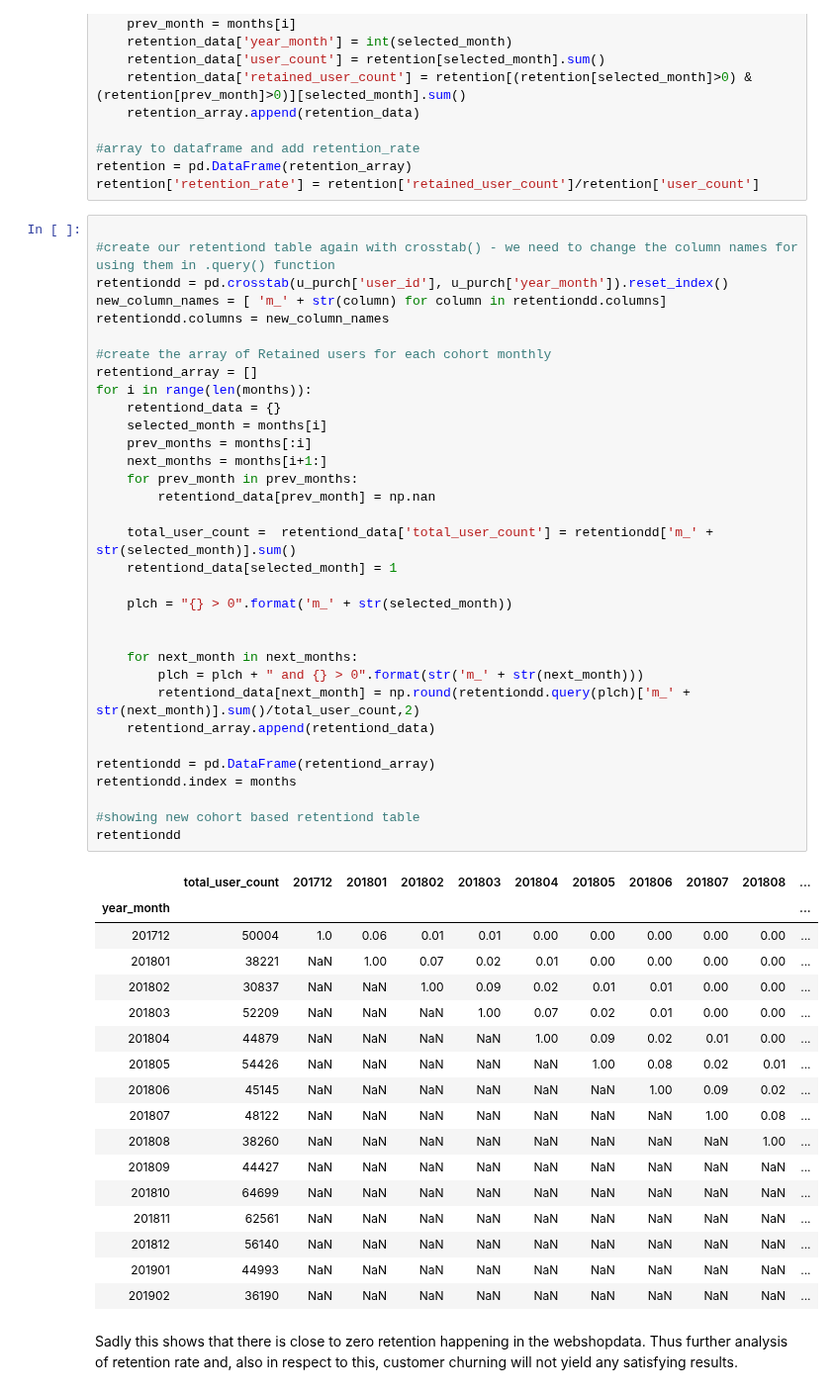
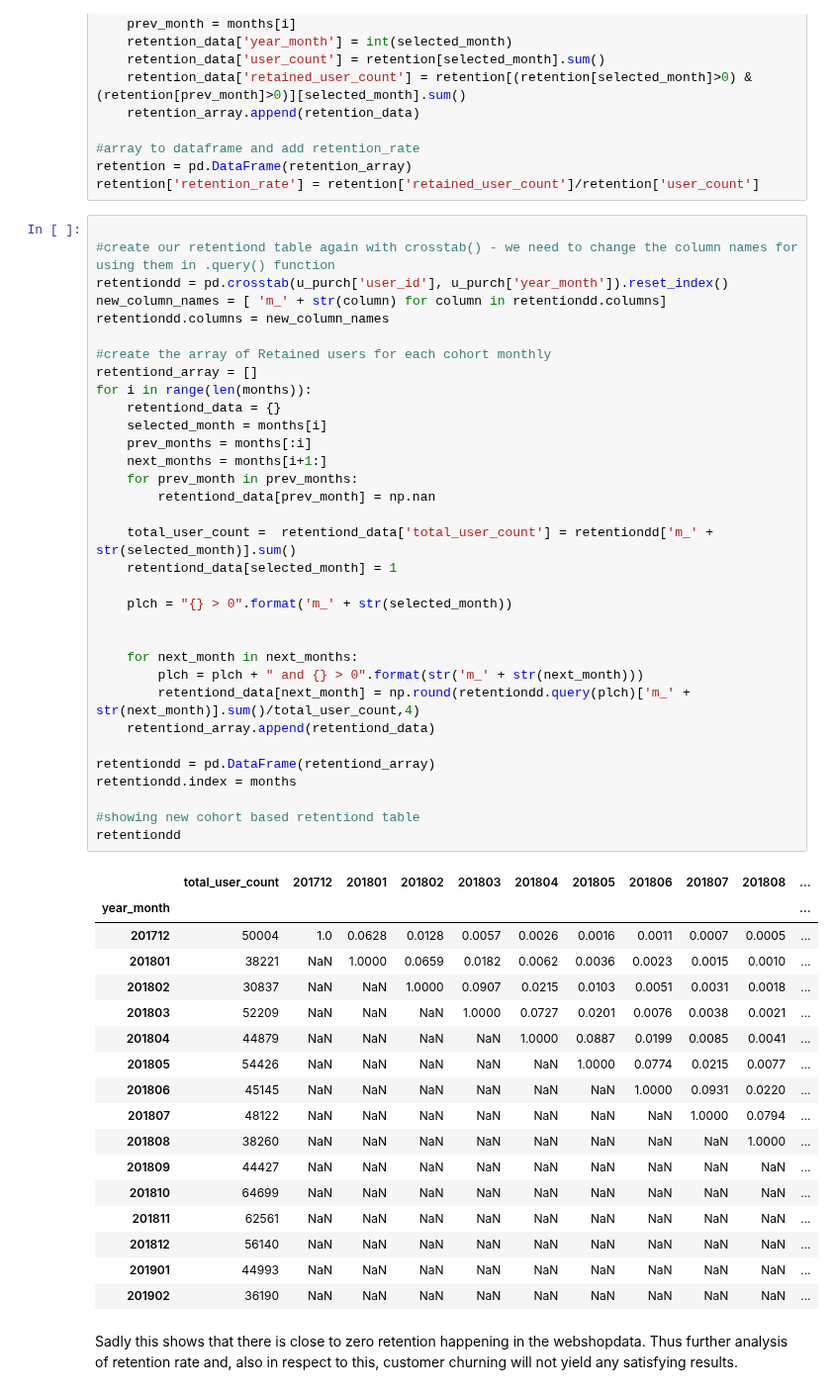
Before and after one commit to s-lau-42/Project_3_Online_Shop_Analysis, a Jupyter notebook: Part_2_Specialized_Dataframes.ipynb, the cells around one changed output. Shown at 99% size. Cells and saved outputs as stored; diff of their text form.

```diff
--- a/Part_2_Specialized_Dataframes.ipynb
+++ b/Part_2_Specialized_Dataframes.ipynb
@@ -190,43 +190,43 @@ new_column_names = [ 'm_' + str(column) for column in retentiondd.columns]
 retentiondd.columns = new_column_names
 
 #create the array of Retained users for each cohort monthly
 retentiond_array = []
 for i in range(len(months)):
     retentiond_data = {}
     selected_month = months[i]
     prev_months = months[:i]
     next_months = months[i+1:]
     for prev_month in prev_months:
         retentiond_data[prev_month] = np.nan
 
     total_user_count =  retentiond_data['total_user_count'] = retentiondd['m_' + str(selected_month)].sum()
     retentiond_data[selected_month] = 1
 
     plch = "{} > 0".format('m_' + str(selected_month))
 
 
     for next_month in next_months:
         plch = plch + " and {} > 0".format(str('m_' + str(next_month)))
-        retentiond_data[next_month] = np.round(retentiondd.query(plch)['m_' + str(next_month)].sum()/total_user_count,2)
+        retentiond_data[next_month] = np.round(retentiondd.query(plch)['m_' + str(next_month)].sum()/total_user_count,4)
     retentiond_array.append(retentiond_data)
 
 retentiondd = pd.DataFrame(retentiond_array)
 retentiondd.index = months
 
 #showing new cohort based retentiond table
 retentiondd
 # %% [output]
 |  | total_user_count | 201712 | 201801 | 201802 | 201803 | 201804 | 201805 | 201806 | 201807 | 201808 | ... |
 | year_month |  |  |  |  |  |  |  |  |  |  | ... |
-| 201712 | 50004 | 1.0 | 0.06 | 0.01 | 0.01 | 0.00 | 0.00 | 0.00 | 0.00 | 0.00 | ... |
-| 201801 | 38221 | NaN | 1.00 | 0.07 | 0.02 | 0.01 | 0.00 | 0.00 | 0.00 | 0.00 | ... |
-| 201802 | 30837 | NaN | NaN | 1.00 | 0.09 | 0.02 | 0.01 | 0.01 | 0.00 | 0.00 | ... |
-| 201803 | 52209 | NaN | NaN | NaN | 1.00 | 0.07 | 0.02 | 0.01 | 0.00 | 0.00 | ... |
-| 201804 | 44879 | NaN | NaN | NaN | NaN | 1.00 | 0.09 | 0.02 | 0.01 | 0.00 | ... |
-| 201805 | 54426 | NaN | NaN | NaN | NaN | NaN | 1.00 | 0.08 | 0.02 | 0.01 | ... |
-| 201806 | 45145 | NaN | NaN | NaN | NaN | NaN | NaN | 1.00 | 0.09 | 0.02 | ... |
-| 201807 | 48122 | NaN | NaN | NaN | NaN | NaN | NaN | NaN | 1.00 | 0.08 | ... |
-| 201808 | 38260 | NaN | NaN | NaN | NaN | NaN | NaN | NaN | NaN | 1.00 | ... |
+| 201712 | 50004 | 1.0 | 0.0628 | 0.0128 | 0.0057 | 0.0026 | 0.0016 | 0.0011 | 0.0007 | 0.0005 | ... |
+| 201801 | 38221 | NaN | 1.0000 | 0.0659 | 0.0182 | 0.0062 | 0.0036 | 0.0023 | 0.0015 | 0.0010 | ... |
+| 201802 | 30837 | NaN | NaN | 1.0000 | 0.0907 | 0.0215 | 0.0103 | 0.0051 | 0.0031 | 0.0018 | ... |
+| 201803 | 52209 | NaN | NaN | NaN | 1.0000 | 0.0727 | 0.0201 | 0.0076 | 0.0038 | 0.0021 | ... |
+| 201804 | 44879 | NaN | NaN | NaN | NaN | 1.0000 | 0.0887 | 0.0199 | 0.0085 | 0.0041 | ... |
+| 201805 | 54426 | NaN | NaN | NaN | NaN | NaN | 1.0000 | 0.0774 | 0.0215 | 0.0077 | ... |
+| 201806 | 45145 | NaN | NaN | NaN | NaN | NaN | NaN | 1.0000 | 0.0931 | 0.0220 | ... |
+| 201807 | 48122 | NaN | NaN | NaN | NaN | NaN | NaN | NaN | 1.0000 | 0.0794 | ... |
+| 201808 | 38260 | NaN | NaN | NaN | NaN | NaN | NaN | NaN | NaN | 1.0000 | ... |
 | 201809 | 44427 | NaN | NaN | NaN | NaN | NaN | NaN | NaN | NaN | NaN | ... |
 | 201810 | 64699 | NaN | NaN | NaN | NaN | NaN | NaN | NaN | NaN | NaN | ... |
 | 201811 | 62561 | NaN | NaN | NaN | NaN | NaN | NaN | NaN | NaN | NaN | ... |
```
Also changed, not shown: 1 other file.
